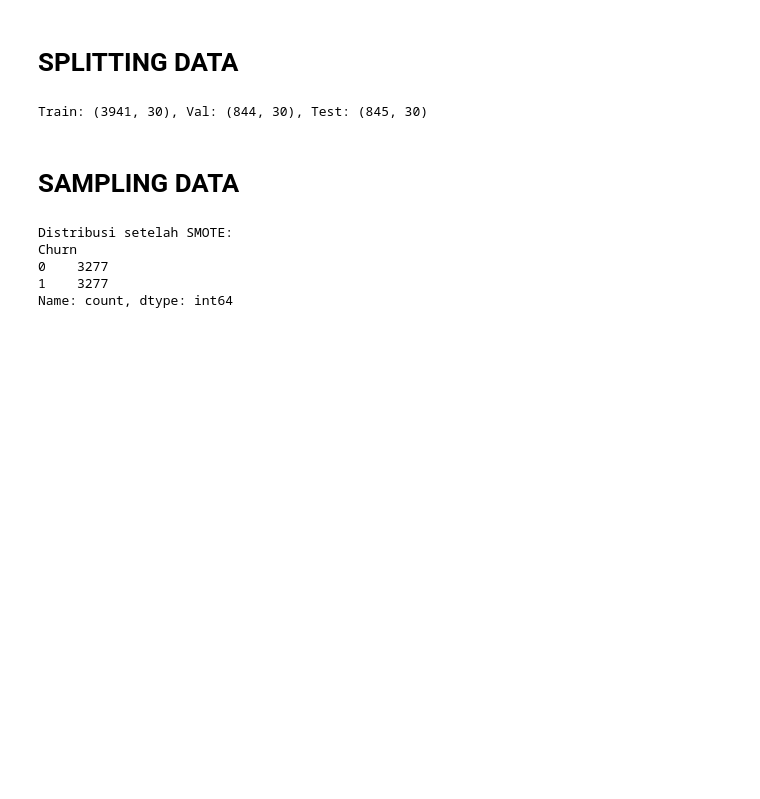
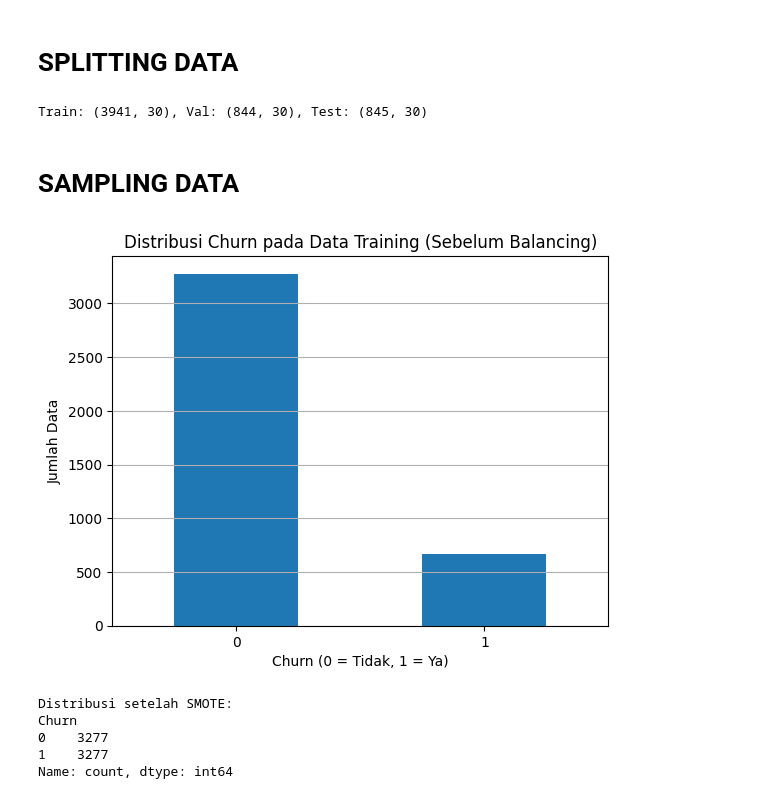
Before and after one commit to MohammadRizqyAkmaluddin/E-Commerce-Customer-Churn-Prediction-Data-Mining, a Jupyter notebook: notebook/AOL_Data_Mining_Modeling1.ipynb, the cells around one changed output. Drawn from its saved outputs; the diff is of its cells as text; code cells hidden in the pictures; blank space fills up the shorter version.

```diff
--- a/notebook/AOL_Data_Mining_Modeling1.ipynb
+++ b/notebook/AOL_Data_Mining_Modeling1.ipynb
@@ -81,6 +81,21 @@ print(f"Train: {X_train.shape}, Val: {X_val.shape}, Test: {X_test.shape}")
 Train: (3941, 30), Val: (844, 30), Test: (845, 30)
 # %% [markdown]
 # **SAMPLING DATA**
+# %%
+import matplotlib.pyplot as plt
+
+before_train = y_train.value_counts()
+
+plt.figure()
+before_train.plot(kind='bar')
+plt.title("Distribusi Churn pada Data Training (Sebelum Balancing)")
+plt.xlabel("Churn (0 = Tidak, 1 = Ya)")
+plt.ylabel("Jumlah Data")
+plt.xticks(rotation=0)
+plt.grid(axis='y')
+plt.show()
+# %% [output]
+[figure, added]
 # %%
 # NOTE: hanya pada training data saja
 smote = SMOTE(random_state=42)
```
Also changed, not shown: parts of 2 cells of this notebook, 32 other files.
